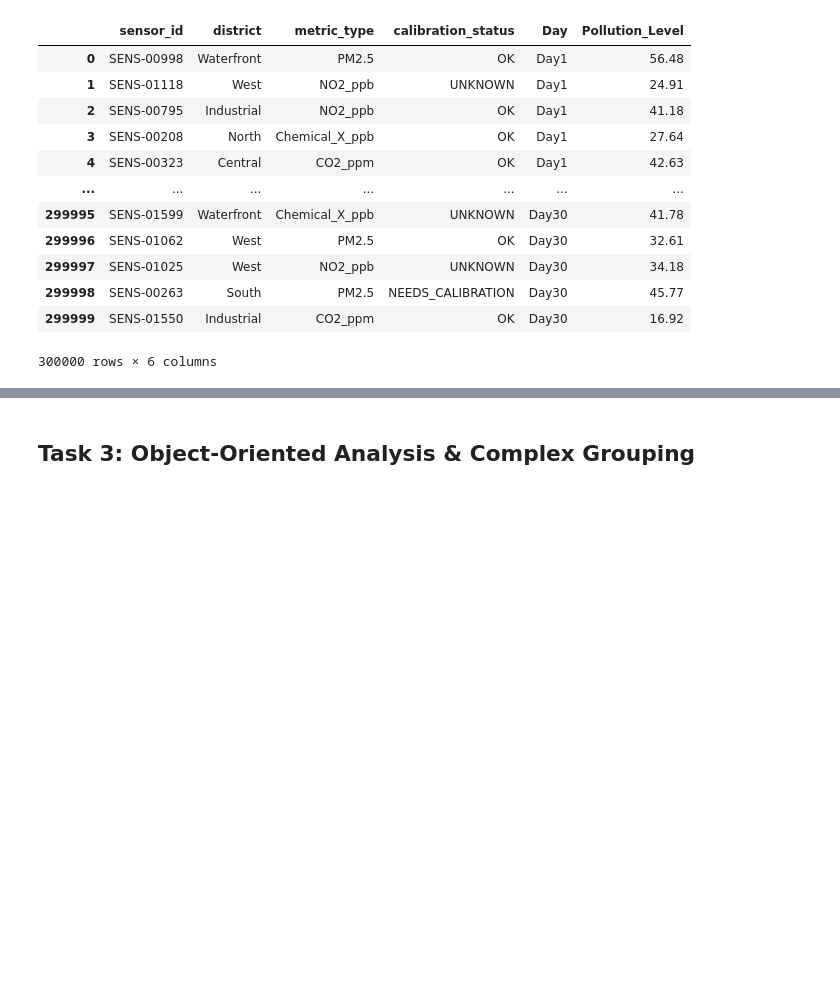
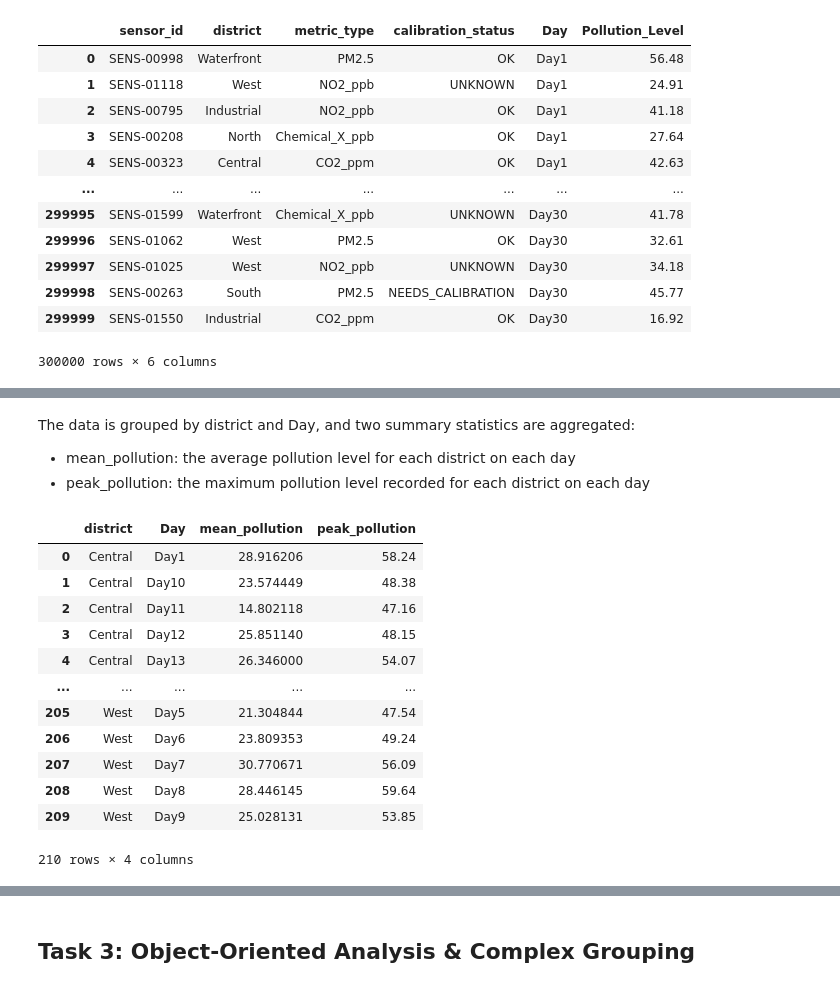
Before and after one commit to hsyen78444/WIF3009-A1, a Jupyter notebook: A1.ipynb, the cells around one changed output, grey strips where cells are left out. Cells and saved outputs as stored; diff of their text form; code cells hidden in the pictures; blank space fills up the shorter version.

```diff
--- a/A1.ipynb
+++ b/A1.ipynb
@@ -506,9 +474,30 @@ base_idx = base.set_index(idx_cols).index
+# %% [markdown]
+The data is grouped by district and Day, and two summary statistics are aggregated:
+
+*   mean_pollution: the average pollution level for each district on each day
+*   peak_pollution: the maximum pollution level recorded for each district on each day
 # %%
 # --- Sensor block (district-day) ---
 sensor_day = (
     sensor_long.groupby(["district", "Day"], as_index=False)
     .agg(
         mean_pollution=("Pollution_Level", "mean"),
         peak_pollution=("Pollution_Level", "max")
     )
 )
+
+sensor_day
+# %% [output]
+|  | district | Day | mean_pollution | peak_pollution |
+| 0 | Central | Day1 | 28.916206 | 58.24 |
+| 1 | Central | Day10 | 23.574449 | 48.38 |
+| 2 | Central | Day11 | 14.802118 | 47.16 |
+| 3 | Central | Day12 | 25.851140 | 48.15 |
+| 4 | Central | Day13 | 26.346000 | 54.07 |
+| ... | ... | ... | ... | ... |
+| 205 | West | Day5 | 21.304844 | 47.54 |
+| 206 | West | Day6 | 23.809353 | 49.24 |
+| 207 | West | Day7 | 30.770671 | 56.09 |
+| 208 | West | Day8 | 28.446145 | 59.64 |
+| 209 | West | Day9 | 25.028131 | 53.85 |
+210 rows × 4 columns
```
Also changed, not shown: parts of 23 cells of this notebook.
